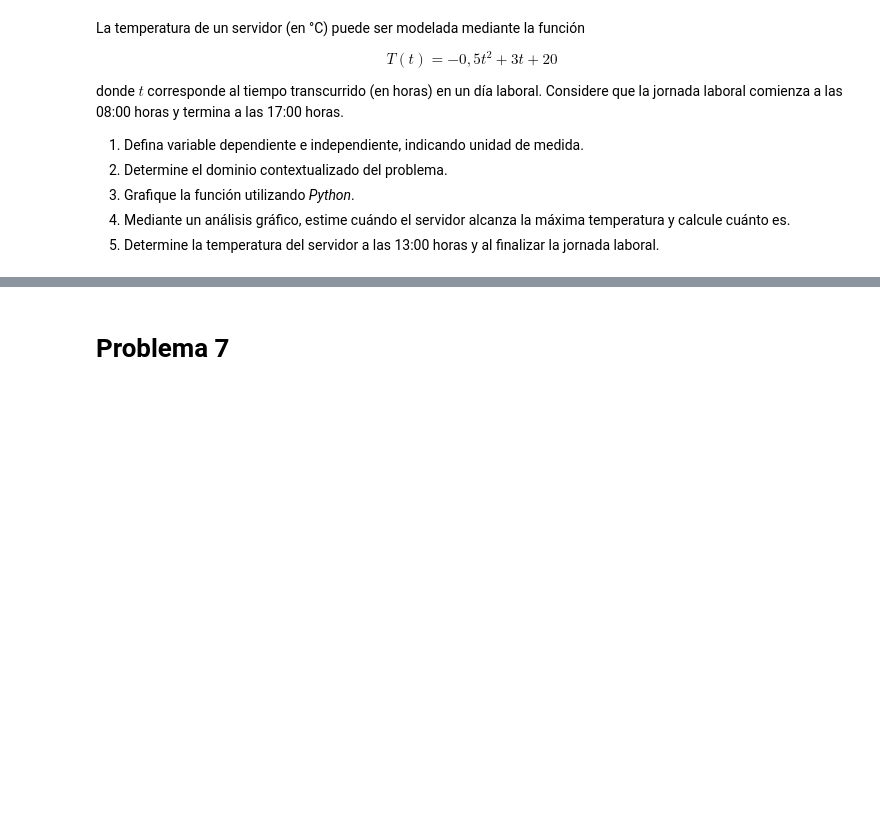
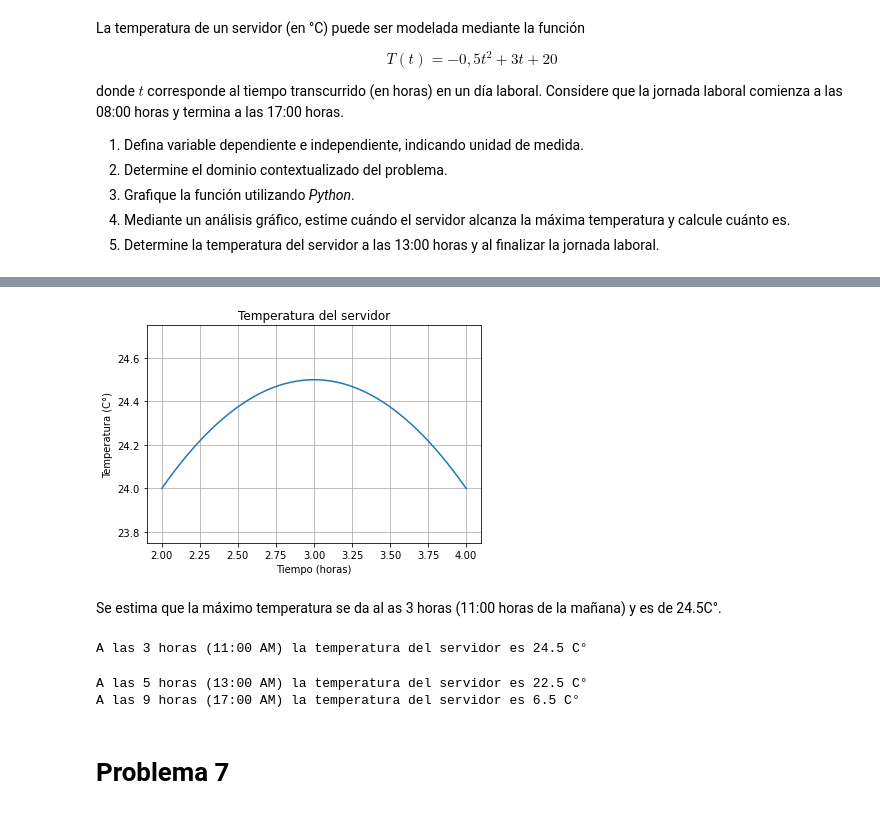
Before and after one commit to NachoSaave/Python-Centralizado, a Jupyter notebook: Mat Aplicada/G1_Funciones.ipynb, the cells around one changed output, grey strips where cells are left out. Saved outputs shown, nothing was run; the diff lists cells and outputs as text; code cells hidden in the pictures; blank space fills up the shorter version.

```diff
--- a/Mat Aplicada/G1_Funciones.ipynb
+++ b/Mat Aplicada/G1_Funciones.ipynb
@@ -132,3 +200,37 @@ donde $t$ corresponde al tiempo transcurrido (en horas) en un día laboral. Cons
+# %%
+#Datos:
+x=np.arange(2, 4.01, 0.01)
+#Función:
+y= temp(x)
+#Gráfico:
+plt.plot(x, y)
+#Ejes:
+plt.axis([1.9, 4.1, 23.75, 24.75])
+#Titulos:
+plt.xlabel('Tiempo (horas)')
+plt.ylabel('Temperatura (C°)')
+plt.title('Temperatura del servidor')
+#Grilla:
+plt.grid(True)
+#Mostrar:
+plt.show()
+# %% [output]
+[figure, added]
+# %% [markdown]
+Se estima que la máximo temperatura se da al as 3 horas (11:00 horas de la mañana) y es de 24.5C°.
+# %%
+a=3
+print(f"A las {a} horas (11:00 AM) la temperatura del servidor es {temp(a)} C°")
+# %% [output]
+A las 3 horas (11:00 AM) la temperatura del servidor es 24.5 C°
+# %%
+b=5
+print(f"A las {b} horas (13:00 AM) la temperatura del servidor es {temp(b)} C°")
+c=9
+print(f"A las {c} horas (17:00 AM) la temperatura del servidor es {temp(c)} C°")
+# %% [output]
+A las 5 horas (13:00 AM) la temperatura del servidor es 22.5 C°
+A las 9 horas (17:00 AM) la temperatura del servidor es 6.5 C°
 # %% [markdown]
 # Problema 7
 # %% [markdown]
```
Also changed, not shown: parts of 13 cells of this notebook.
